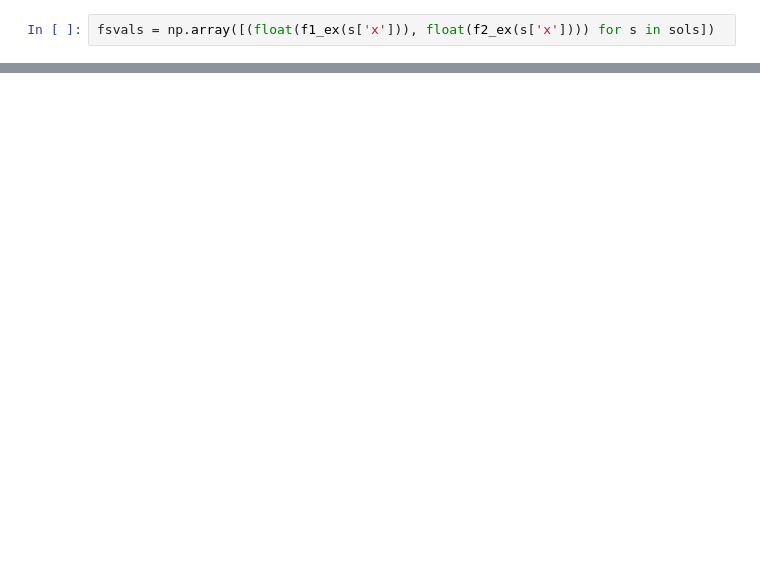
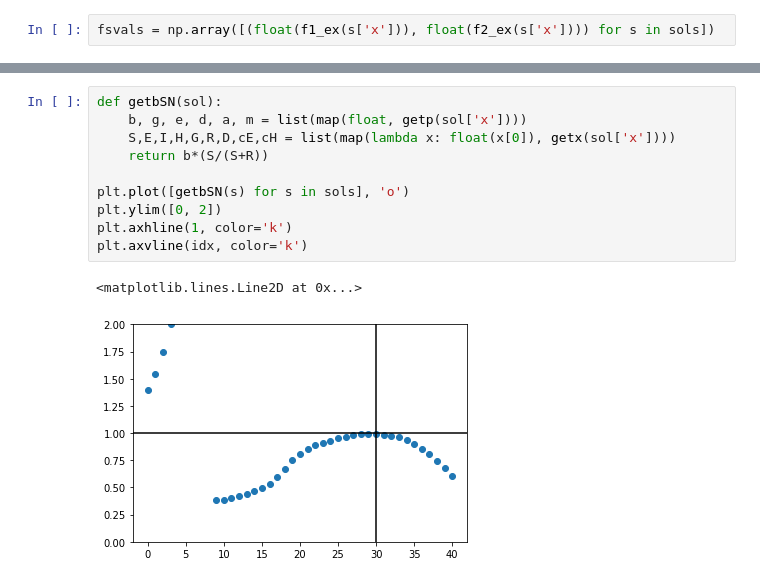
Before and after one commit to dwu402/pypei, a Jupyter notebook: synth_sd.ipynb, the cells around one changed output, grey strips where cells are left out. Drawn from its saved outputs; the diff is of its cells as text; blank space fills up the shorter version.

```diff
--- a/synth_sd.ipynb
+++ b/synth_sd.ipynb
@@ -201,0 +198,13 @@ print(p_true)
+# %%
+def getbSN(sol):
+    b, g, e, d, a, m = list(map(float, getp(sol['x'])))
+    S,E,I,H,G,R,D,cE,cH = list(map(lambda x: float(x[0]), getx(sol['x'])))
+    return b*(S/(S+R))
+
+plt.plot([getbSN(s) for s in sols], 'o')
+plt.ylim([0, 2])
+plt.axhline(1, color='k')
+plt.axvline(idx, color='k')
+# %% [output]
+<matplotlib.lines.Line2D at 0x...>
+[figure, added]
```
Also changed, not shown: parts of 8 cells of this notebook.
